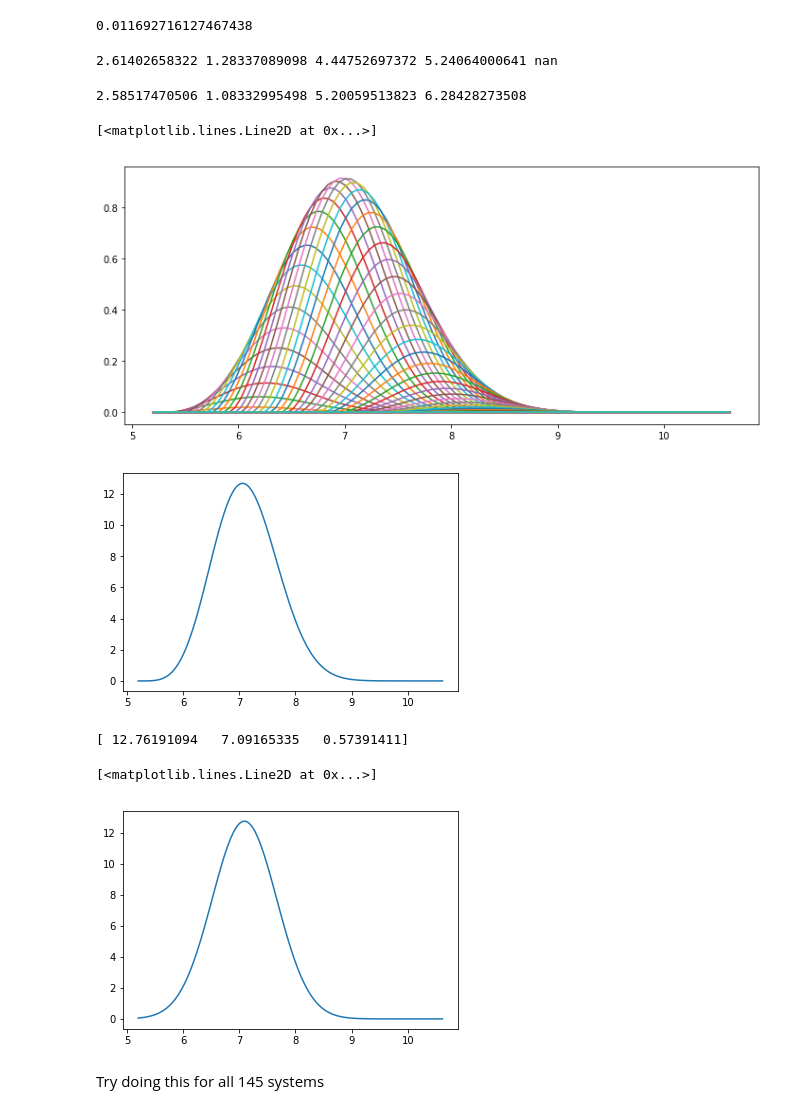
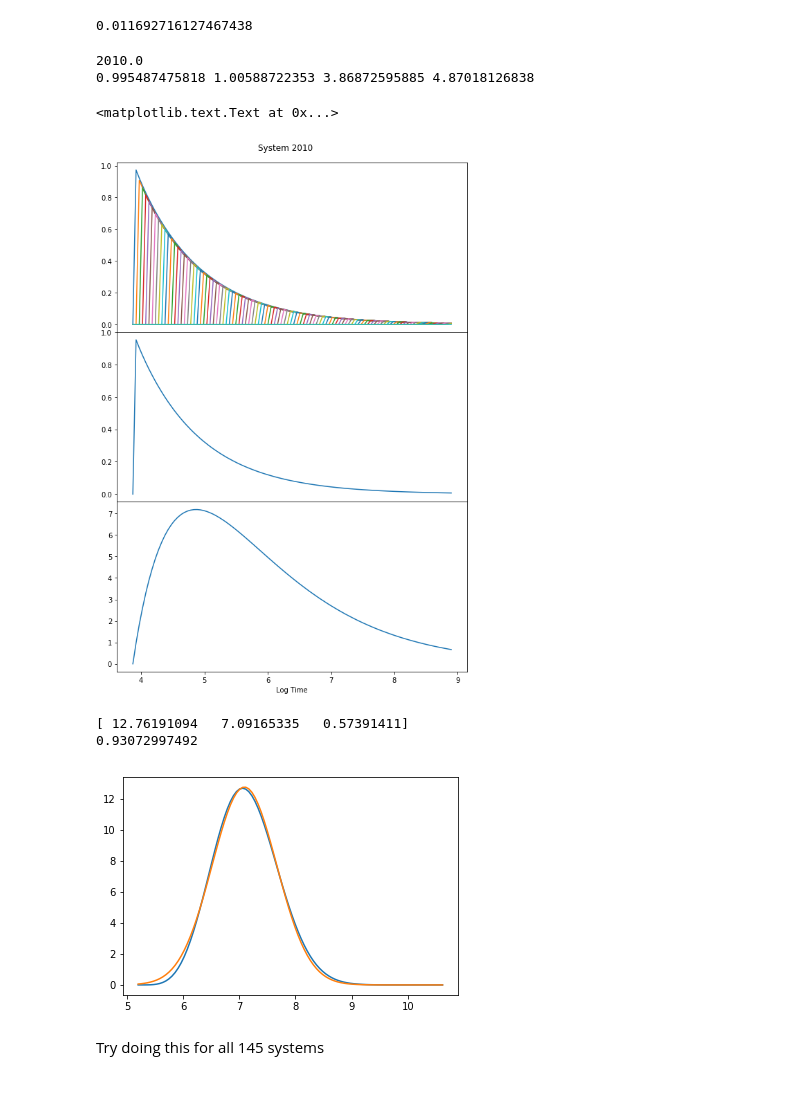
Before and after one commit to dtamayo/MLstability, a Jupyter notebook: Analysis/MCMC_Analysis/ConvolutedConvolutions.ipynb, the cells around one changed output. Cells and saved outputs as stored; diff of their text form; code cells hidden in the pictures.

```diff
--- a/Analysis/MCMC_Analysis/ConvolutedConvolutions.ipynb
+++ b/Analysis/MCMC_Analysis/ConvolutedConvolutions.ipynb
@@ -97,72 +120,59 @@ x = 4.5
 (gamma/alpha)* ((x-loc)/alpha)**(gamma-1.) * np.exp(-((x-loc)/alpha)**gamma)
 # %% [output]
 0.011692716127467438
-# %%
-from scipy.integrate import romberg
-#for selected time t in the original dataset, what is the colvolved function?
-
-for i in range(int(parameters.shape[0])):
-    gamma = parameters["Gamma"][i]
-    alpha = parameters["Alpha"][i]
-    loc = parameters["Location"][i]
-    x = np.log10(sub_short["instability_time"].values[i])
-
-
-    #bins = np.linspace(loc , loc+2*alpha, 100)
-    #plt.axvline(loc+ alpha*scipy.special.gamma(1+1./gamma))
-    #y = weib(loc, gamma, alpha, bins)
-    #plt.scatter(bins, y)
-    val = romberg(weib, loc, loc+1, args=(loc, gamma, alpha, x))
-    print gamma, alpha, loc, x ,val
-
-    #this is the prob
-    #weib = (alpha/gamma)* ((x-loc)/alpha)**(gamma-1.) * np.exp(-((x-loc)/gamma)**gamma)
-    #print weib
-
-    break
-# %% [output]
-2.61402658322 1.28337089098 4.44752697372 5.24064000641 nan
 # %%
 # Define model function to be used to fit to the data above:
 def gauss(x, *p):
     A, mu, sigma = p
     return A*np.exp(-(x-mu)**2/(2.*sigma**2))
 # %%
-index_val = 142
+index_val = 144
+#print
+label = parameters["ID"][index_val]
+print label
 gamma = parameters["Gamma"][index_val]
 alpha = parameters["Alpha"][index_val]
 loc = parameters["Location"][index_val]
 x = np.log10(sub_short["instability_time"].values[index_val])
 print gamma, alpha, loc, x
 from scipy.stats import norm
-plt.figure(figsize=(12,5))
+#fig = plt.figure(figsize=(8,12))
+fig, (ax, ax2, ax3) = plt.subplots(3, sharex=True)
+fig.tight_layout()
+fig.set_size_inches((8, 12))
+fig.suptitle("System {0}".format(int(label)))
+
+fig.subplots_adjust(hspace=0)
+#ax = fig.add_subplot("311")
 vals= np.linspace(loc+0.001, loc+alpha*5, 100)
 final_y  = np.zeros(100)
 for i in range(int(vals.shape[0])):
 
     #try manually adding three different functions
     bins = np.linspace(loc , loc+5*alpha, 100)
     val1 = vals[i]
 
     #print val1, loc, gamma, alpha
     prob = weib_pdf_val(val1, loc, gamma, alpha)
     #print prob
     y = prob*weib_pdf(bins, val1,gamma, alpha)
     #print y
-    plt.plot(bins, y)
+    ax.plot(bins, y)
     final_y = np.nansum(np.asarray([y, final_y]), axis = 0)  #np.nansum(a=[y, final_y], axis= 1)
     #print y[:10]
     #print final_y[:10]
     #break
 
 
-
-plt.figure()
+#ax2 = fig.add_subplot("312")
+ax2.plot(bins, weib_pdf(bins, loc,gamma, alpha))
+#ax3 = fig.add_subplot("313")
 final_y
 #print final_y
-plt.plot(bins, final_y)
+ax3.plot(bins, final_y)
+ax3.set_xlabel("Log Time")
 # %% [output]
-2.58517470506 1.08332995498 5.20059513823 6.28428273508
+2010.0
+0.995487475818 1.00588722353 3.86872595885 4.87018126838
-[<matplotlib.lines.Line2D at 0x...>]
+<matplotlib.text.Text at 0x...>
-[figure, old version]
+[figure, new version]
-[figure, removed]
@@ -173,11 +188,13 @@ coeff, var_matrix = scipy.optimize.curve_fit(gauss, bins, final_y, p0=p0)
 # Get the fitted curve
 print coeff
 hist_fit = gauss(bins, *coeff)
+plt.plot(bins, final_y)
 plt.plot(bins, hist_fit)
+print rms_error(hist_fit, final_y)
 # %% [output]
 [ 12.76191094   7.09165335   0.57391411]
+0.93072997492
-[<matplotlib.lines.Line2D at 0x...>]
-[figure, old version]
+[figure, new version]
 # %% [markdown]
 Try doing this for all 145 systems
 # %%
```
Also changed, not shown: parts of 12 cells of this notebook, 2 other files.
